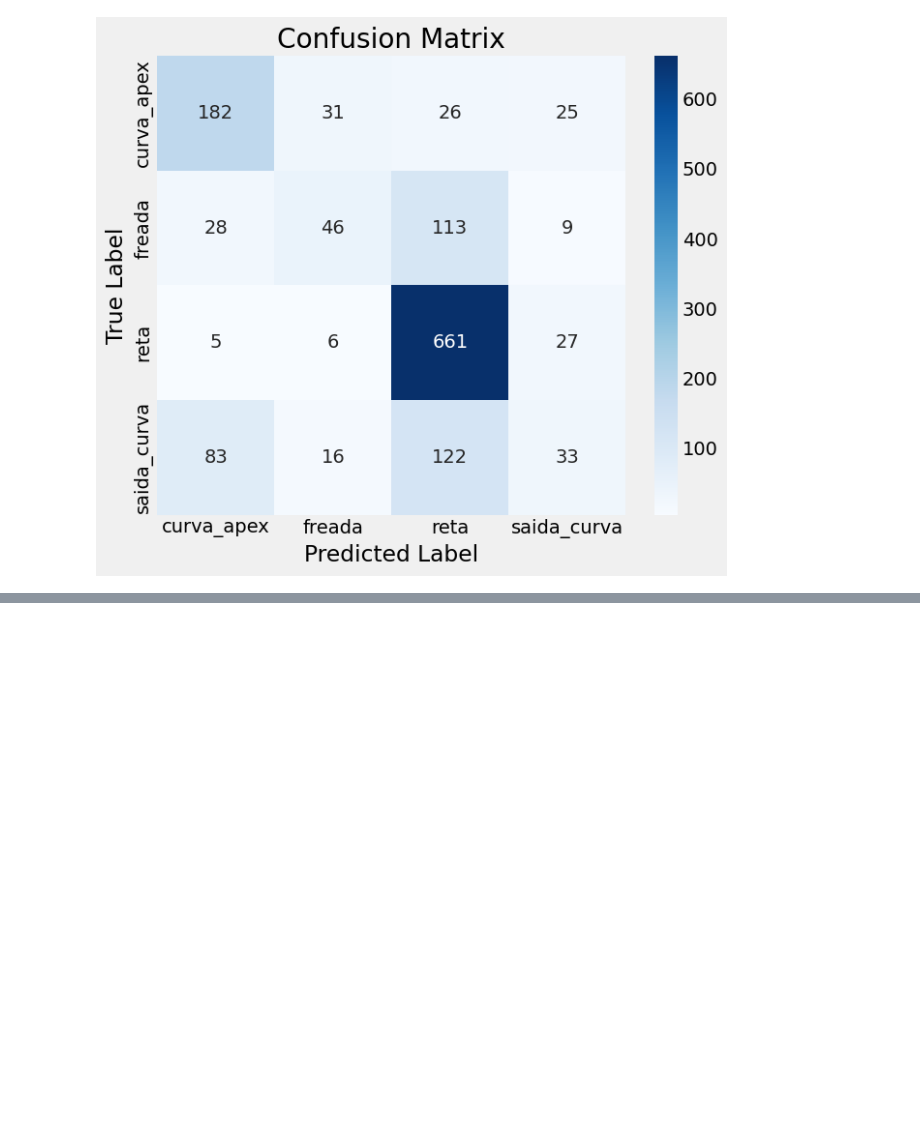
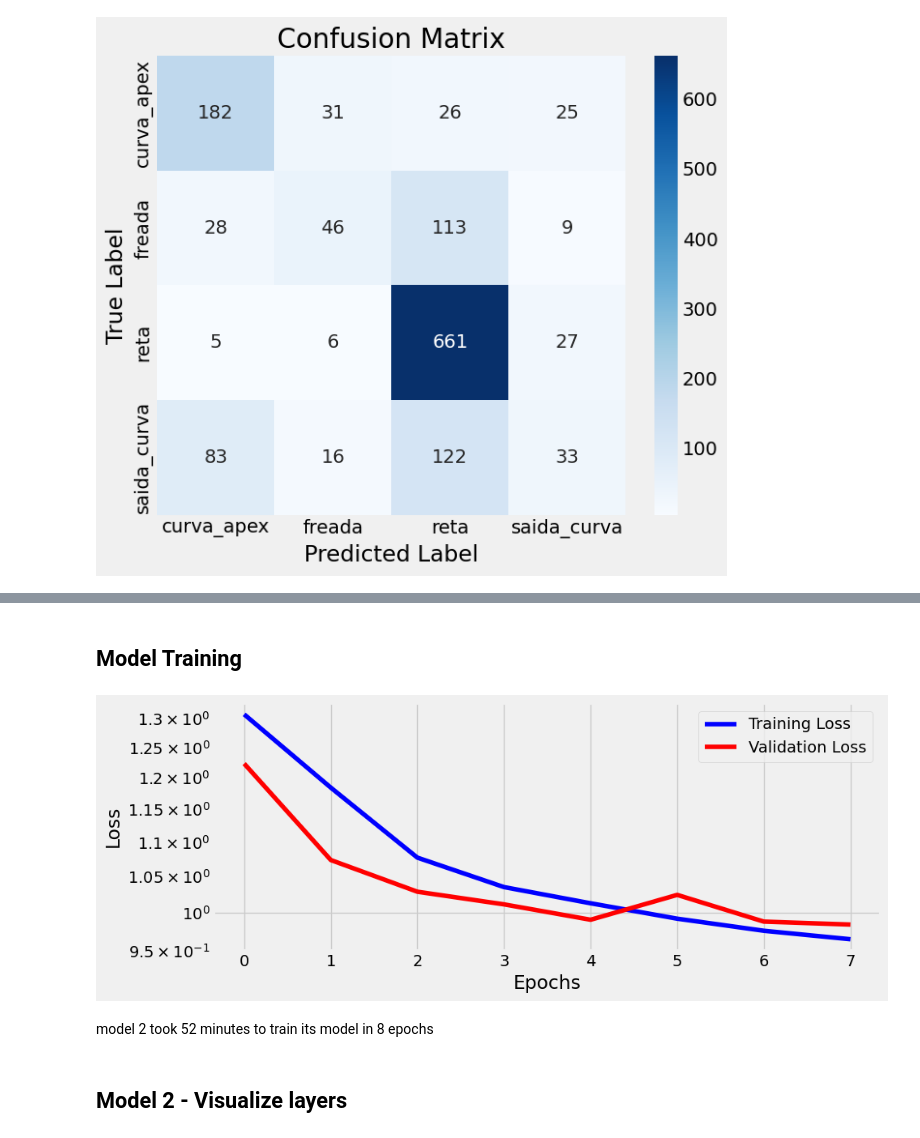
Before and after one commit to TomazFilgueira/UFRN-ML-2025-1-AutoParts_Classification, a Jupyter notebook: Iracing_classification.ipynb, the cells around one changed output, grey strips where cells are left out. Saved outputs shown, nothing was run; the diff lists cells and outputs as text; code cells hidden in the pictures; blank space fills up the shorter version.

Commit message:
model 4 trained

```diff
--- a/Iracing_classification.ipynb
+++ b/Iracing_classification.ipynb
@@ -875,0 +863,29 @@ plt.show()
+# %% [markdown]
+## Model Training
+# %%
+torch.manual_seed(13)
+
+# Model/Architecture
+model2_cnn2 = CNN2(n_feature=3, p=0.3) #changed n_feature from 5 to 3
+
+# Loss function
+multi_loss_fn = nn.CrossEntropyLoss(reduction='mean')
+
+# Optimizer
+optimizer2_cnn2 = optim.Adam(model2_cnn2.parameters(), lr=3e-4)
+# %%
+arch2_cnn2 = Architecture(model2_cnn2,
+                        multi_loss_fn,
+                        optimizer2_cnn2)
+arch2_cnn2.set_loaders(train_loader, val_loader)
+arch2_cnn2.train(8)
+# %%
+torch.save(model2_cnn2.state_dict(), 'model2_cnn2.pth')
+
+fig = arch2_cnn2.plot_losses()
+# %% [output]
+[figure, added]
+# %% [markdown]
+model 2 took 52 minutes to train its model in 8 epochs
+# %% [markdown]
+## Model 2 - Visualize layers
```
Also changed, not shown: parts of 57 cells of this notebook, 3 other files.
